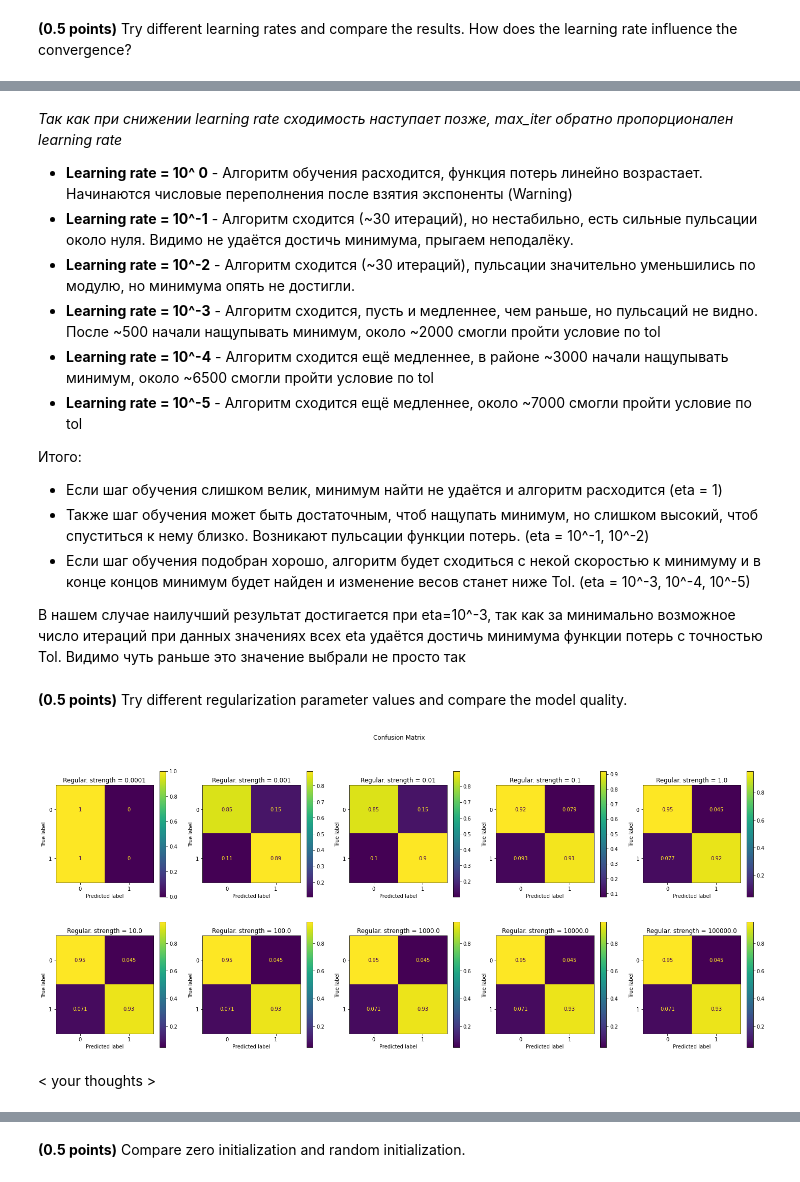
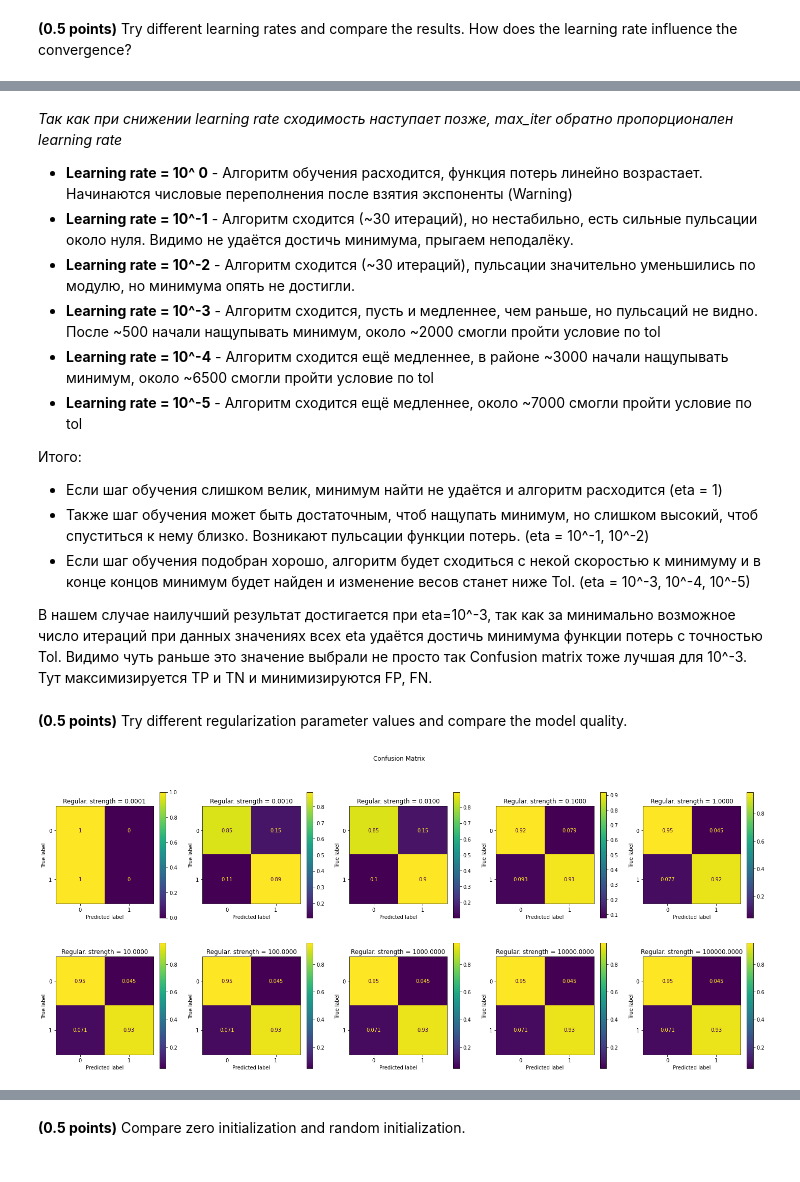
Before and after one commit to zappaz00/5_classification_linear_knn, a Jupyter notebook: hw_classification.ipynb, the cells around one changed output, grey strips where cells are left out. Cells and saved outputs as stored; diff of their text form; code cells hidden in the pictures.

```diff
--- a/hw_classification.ipynb
+++ b/hw_classification.ipynb
@@ -251,23 +248,22 @@ for learning_rate in learning_rates:
 
 В нашем случае наилучший результат достигается при eta=10^-3, так как за минимально возможное число итераций при данных значениях всех eta удаётся достичь минимума функции потерь с точностью Tol.
 Видимо чуть раньше это значение выбрали не просто так
+Confusion matrix тоже лучшая для 10^-3. Тут максимизируется TP и TN и минимизируются FP, FN.
 # %% [markdown]
 **(0.5 points)** Try different regularization parameter values and compare the model quality.
 # %%
 eta = 0.001 #из прошлого задания лучший вариант
 # regular_strengths = np.linspace(1, 0, 10, endpoint=False)
 regular_strengths = np.logspace(-4, 5, 10)
 plots_col_num = 5
 fig, axs = plt.subplots(2, plots_col_num, figsize = (25, 10))
 plt_ctr = 0
 
 for regular_strength in regular_strengths:
     axs_curr = axs[int(plt_ctr/plots_col_num), plt_ctr%plots_col_num]
     model = CustomLogisticRegression(eta=eta, C=regular_strength)
     fit_evaluate(model, X_train, y_train, X_test, y_test, axs_curr)
-    axs_curr.set_title(f'Regular. strength = {regular_strength}')
+    axs_curr.set_title("Regular. strength = {:.4f}".format(regular_strength))
     plt_ctr += 1
 # %% [output]
-[figure, old version]
+[figure, new version]
-# %% [markdown]
-< your thoughts >
```
Also changed, not shown: parts of 48 cells of this notebook, 1 other file.
